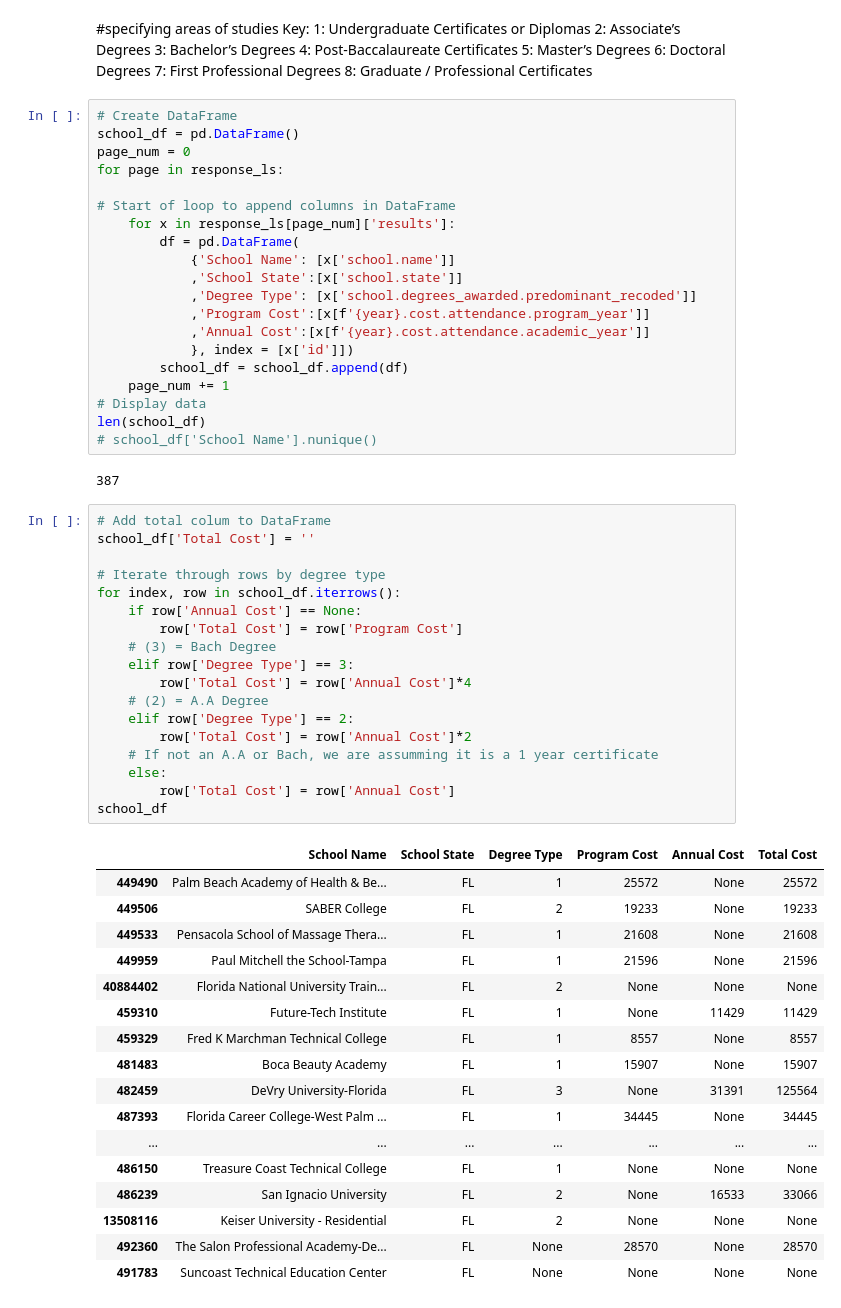
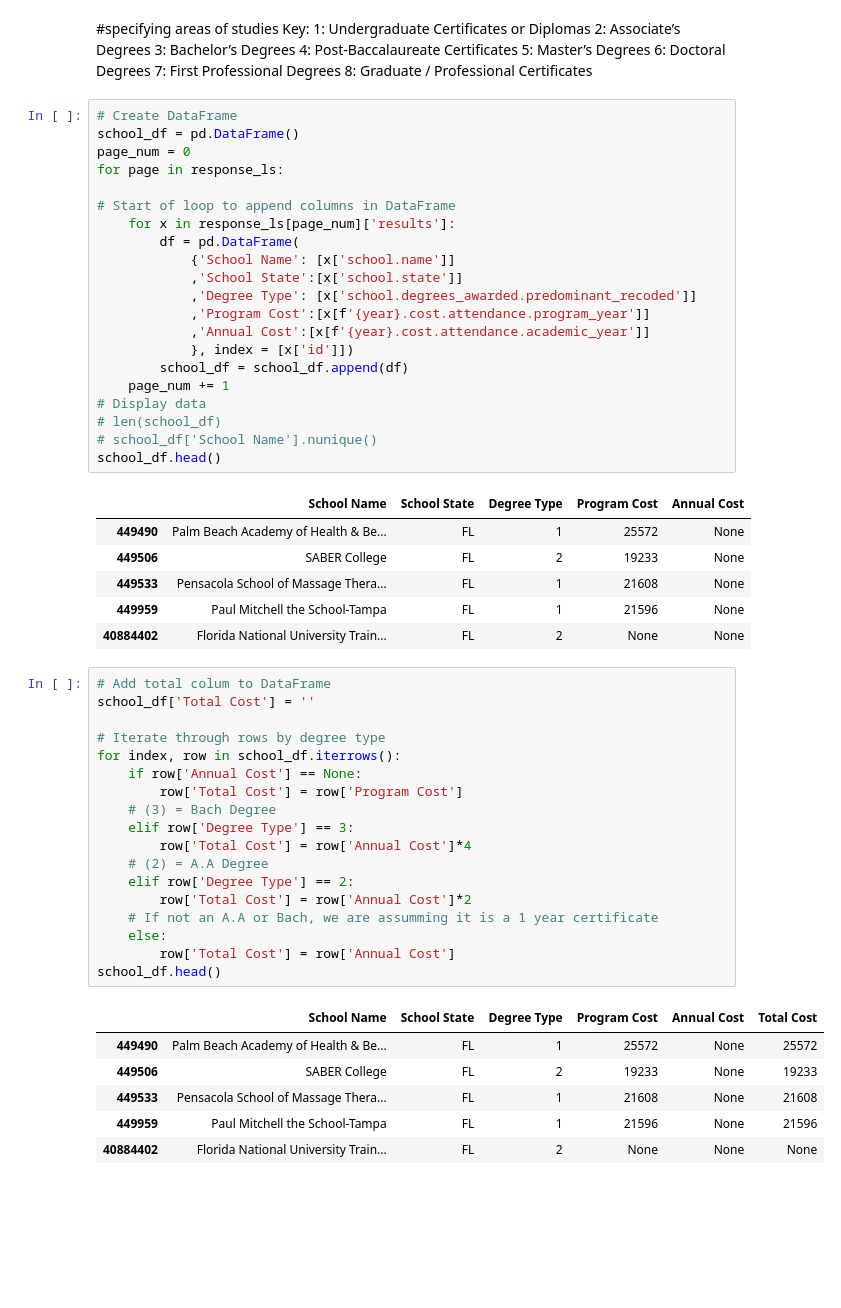
Before and after one commit to Project-1-2021/ValueOfCollege, a Jupyter notebook: college_scorecard.ipynb, the cells around one changed output. Drawn from its saved outputs; the diff is of its cells as text; blank space fills up the shorter version.

```diff
--- a/college_scorecard.ipynb
+++ b/college_scorecard.ipynb
@@ -69,43 +69,38 @@ for page in response_ls:
         school_df = school_df.append(df)
     page_num += 1
 # Display data
-len(school_df)
+# len(school_df)
 # school_df['School Name'].nunique()
+school_df.head()
 # %% [output]
-387
+|  | School Name | School State | Degree Type | Program Cost | Annual Cost |
+| 449490 | Palm Beach Academy of Health & Be... | FL | 1 | 25572 | None |
+| 449506 | SABER College | FL | 2 | 19233 | None |
+| 449533 | Pensacola School of Massage Thera... | FL | 1 | 21608 | None |
+| 449959 | Paul Mitchell the School-Tampa | FL | 1 | 21596 | None |
+| 40884402 | Florida National University Train... | FL | 2 | None | None |
 # %%
 # Add total colum to DataFrame
 school_df['Total Cost'] = ''
 
 # Iterate through rows by degree type
 for index, row in school_df.iterrows():
     if row['Annual Cost'] == None:
         row['Total Cost'] = row['Program Cost']
     # (3) = Bach Degree
     elif row['Degree Type'] == 3:
         row['Total Cost'] = row['Annual Cost']*4
     # (2) = A.A Degree
     elif row['Degree Type'] == 2:
         row['Total Cost'] = row['Annual Cost']*2
     # If not an A.A or Bach, we are assumming it is a 1 year certificate
     else:
         row['Total Cost'] = row['Annual Cost']
-school_df
+school_df.head()
 # %% [output]
 |  | School Name | School State | Degree Type | Program Cost | Annual Cost | Total Cost |
 | 449490 | Palm Beach Academy of Health & Be... | FL | 1 | 25572 | None | 25572 |
 | 449506 | SABER College | FL | 2 | 19233 | None | 19233 |
 | 449533 | Pensacola School of Massage Thera... | FL | 1 | 21608 | None | 21608 |
 | 449959 | Paul Mitchell the School-Tampa | FL | 1 | 21596 | None | 21596 |
 | 40884402 | Florida National University Train... | FL | 2 | None | None | None |
-| 459310 | Future-Tech Institute | FL | 1 | None | 11429 | 11429 |
-| 459329 | Fred K Marchman Technical College | FL | 1 | 8557 | None | 8557 |
-| 481483 | Boca Beauty Academy | FL | 1 | 15907 | None | 15907 |
-| 482459 | DeVry University-Florida | FL | 3 | None | 31391 | 125564 |
-| 487393 | Florida Career College-West Palm ... | FL | 1 | 34445 | None | 34445 |
-| ... | ... | ... | ... | ... | ... | ... |
-| 486150 | Treasure Coast Technical College | FL | 1 | None | None | None |
-| 486239 | San Ignacio University | FL | 2 | None | 16533 | 33066 |
-| 13508116 | Keiser University - Residential | FL | 2 | None | None | None |
-| 492360 | The Salon Professional Academy-De... | FL | None | 28570 | None | 28570 |
-| 491783 | Suncoast Technical Education Center | FL | None | None | None | None |
```
Also changed, not shown: parts of 1 cell of this notebook, 1 other file.
